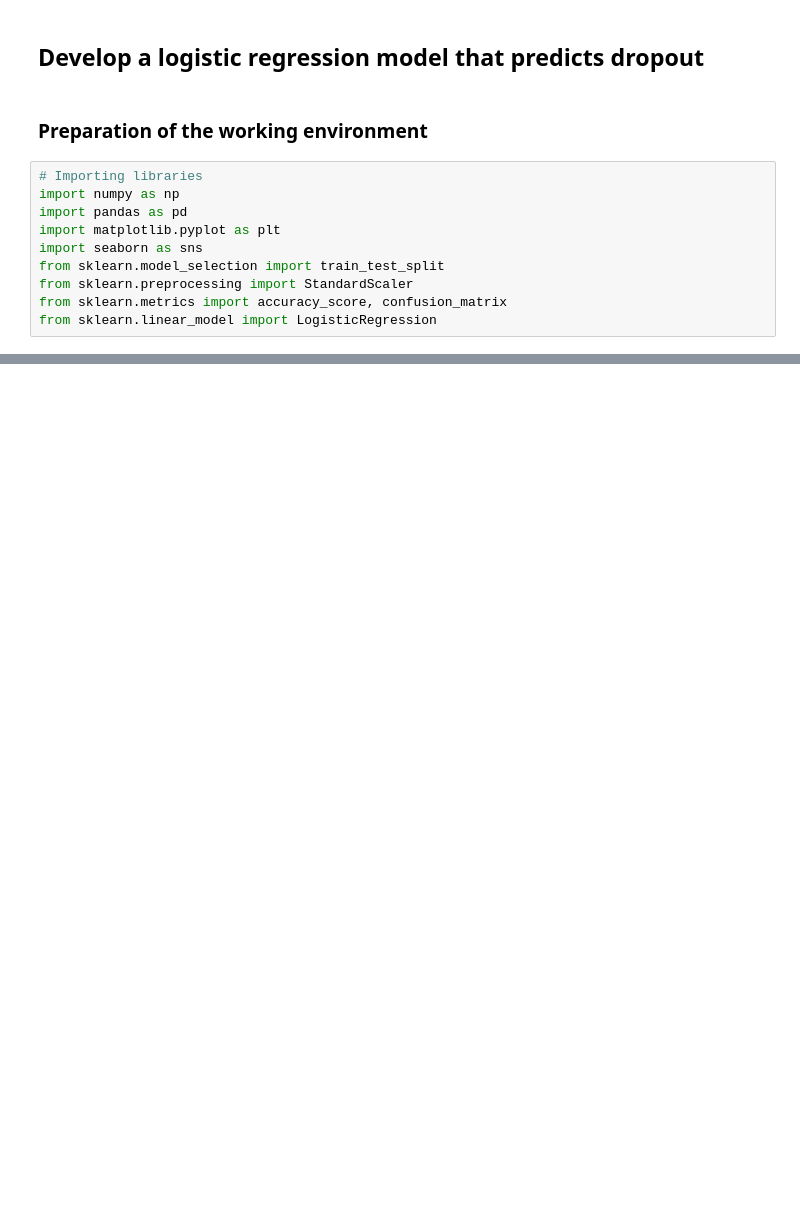
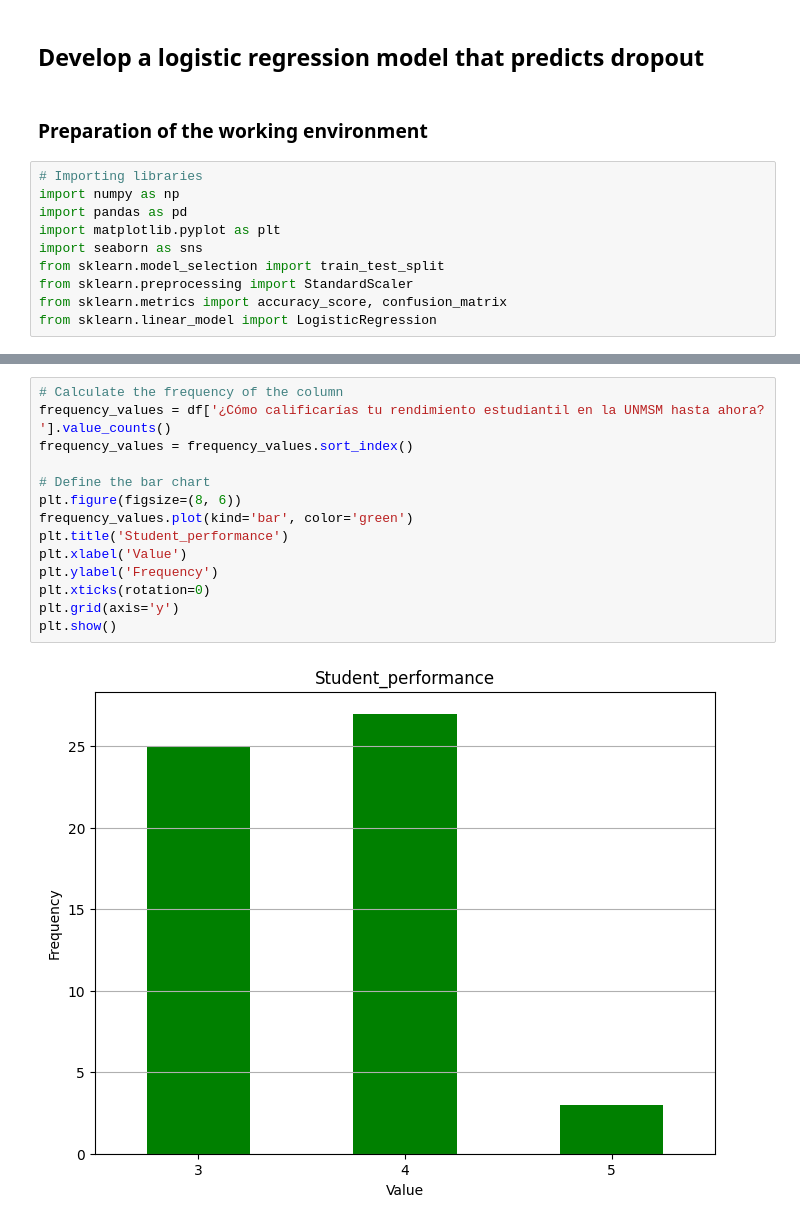
Before and after one commit to JohanPaolo/LogisticRegressionModel, a Jupyter notebook: Modelo regresión logística - Deserción estudiantil.ipynb, the cells around one changed output, grey strips where cells are left out. Saved outputs shown, nothing was run; the diff lists cells and outputs as text; blank space fills up the shorter version.

```diff
--- a/Modelo regresión logística - Deserción estudiantil.ipynb
+++ b/Modelo regresión logística - Deserción estudiantil.ipynb
@@ -21,0 +77,16 @@ ImportError: Missing optional dependency 'openpyxl'.  Use pip or conda to instal
+# %%
+# Calculate the frequency of the column
+frequency_values = df['¿Cómo calificarías tu rendimiento estudiantil en la UNMSM hasta ahora? '].value_counts()
+frequency_values = frequency_values.sort_index()
+
+# Define the bar chart
+plt.figure(figsize=(8, 6))
+frequency_values.plot(kind='bar', color='green')
+plt.title('Student_performance')
+plt.xlabel('Value')
+plt.ylabel('Frequency')
+plt.xticks(rotation=0)
+plt.grid(axis='y')
+plt.show()
+# %% [output]
+[figure, added]
```
Also changed, not shown: parts of 6 cells of this notebook.
